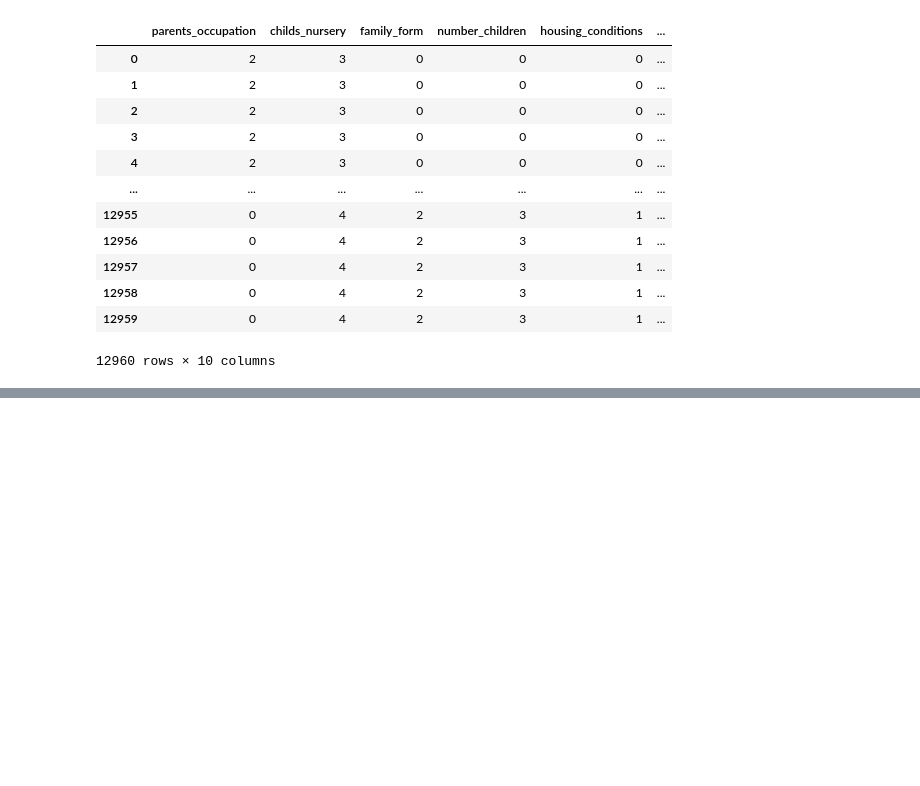
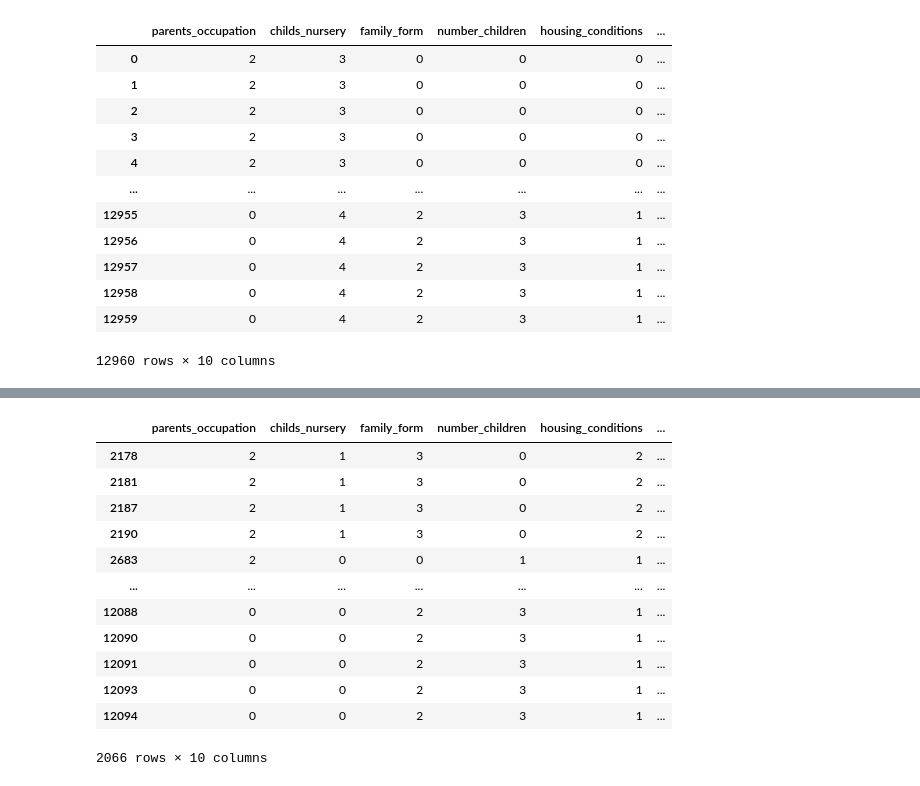
Before and after one commit to AlvaroGarcia-Cid/practica-4, a Jupyter notebook: LAB04_P3.ipynb, the cells around one changed output, grey strips where cells are left out. Saved outputs shown, nothing was run; the diff lists cells and outputs as text; code cells hidden in the pictures; blank space fills up the shorter version.

```diff
--- a/LAB04_P3.ipynb
+++ b/LAB04_P3.ipynb
@@ -285,0 +211,17 @@ labels = kmeans.labels_
+# %%
+datos3= datos.loc[(datos['grupo'] == 2)]
+datos3
+# %% [output]
+|  | parents_occupation | childs_nursery | family_form | number_children | housing_conditions | ... |
+| 2178 | 2 | 1 | 3 | 0 | 2 | ... |
+| 2181 | 2 | 1 | 3 | 0 | 2 | ... |
+| 2187 | 2 | 1 | 3 | 0 | 2 | ... |
+| 2190 | 2 | 1 | 3 | 0 | 2 | ... |
+| 2683 | 2 | 0 | 0 | 1 | 1 | ... |
+| ... | ... | ... | ... | ... | ... | ... |
+| 12088 | 0 | 0 | 2 | 3 | 1 | ... |
+| 12090 | 0 | 0 | 2 | 3 | 1 | ... |
+| 12091 | 0 | 0 | 2 | 3 | 1 | ... |
+| 12093 | 0 | 0 | 2 | 3 | 1 | ... |
+| 12094 | 0 | 0 | 2 | 3 | 1 | ... |
+2066 rows × 10 columns
```
Also changed, not shown: parts of 15 cells of this notebook.
